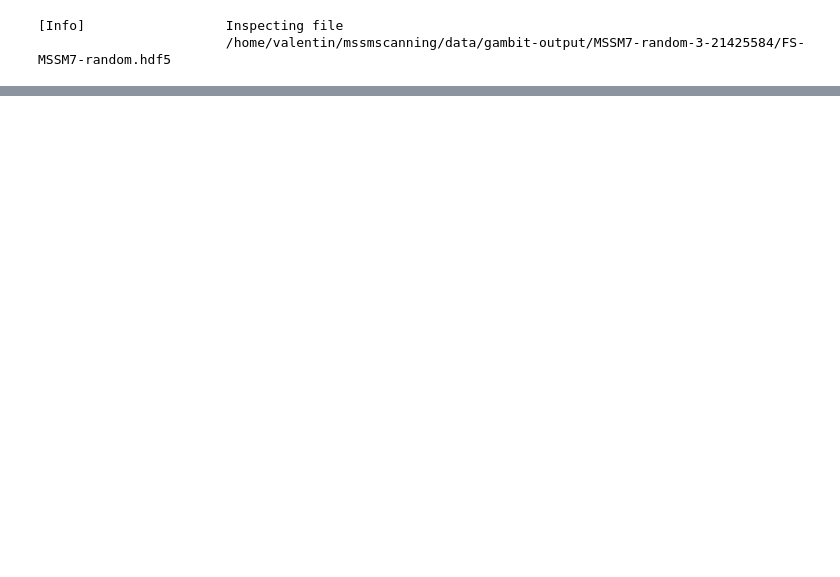
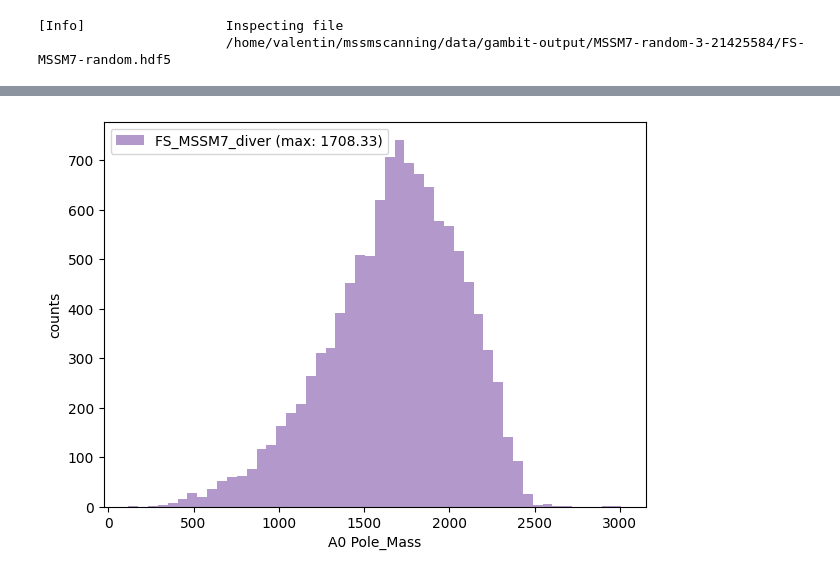
Before and after one commit to vallereichi/mssmscanning, a Jupyter notebook: MSSM/inspect-hdf5-file.ipynb, the cells around one changed output, grey strips where cells are left out. Cells and saved outputs as stored; diff of their text form; code cells hidden in the pictures; blank space fills up the shorter version.

Commit message:
added parameter plot

```diff
--- a/MSSM/inspect-hdf5-file.ipynb
+++ b/MSSM/inspect-hdf5-file.ipynb
@@ -134,0 +133,18 @@ boundary_table
+# %%
+parameter = "#MSSM_spectrum @SpecBit::get_MSSM_spectrum_as_map::A0 Pole_Mass"
+# %%
+fig = plt.figure(figsize=(7,5))
+ax = fig.add_subplot(111)
+
+ax.set_xlabel(parameter.split('::')[-1])
+ax.set_ylabel("counts")
+
+counts, bins, _ = ax.hist(hdf5_df_valid[parameter], bins=50, color="rebeccapurple", alpha=0.5)
+max_index = np.argmax(counts)
+max_bin_center = (bins[max_index] + bins[max_index + 1]) / 2
+label = input_file.split('/')[-1].split('.')[0] + f' (max: {max_bin_center:.2f})'
+
+ax.legend([label])
+plt.show()
+# %% [output]
+[figure, added]
```
Also changed, not shown: parts of 4 cells of this notebook, 2 other files.
